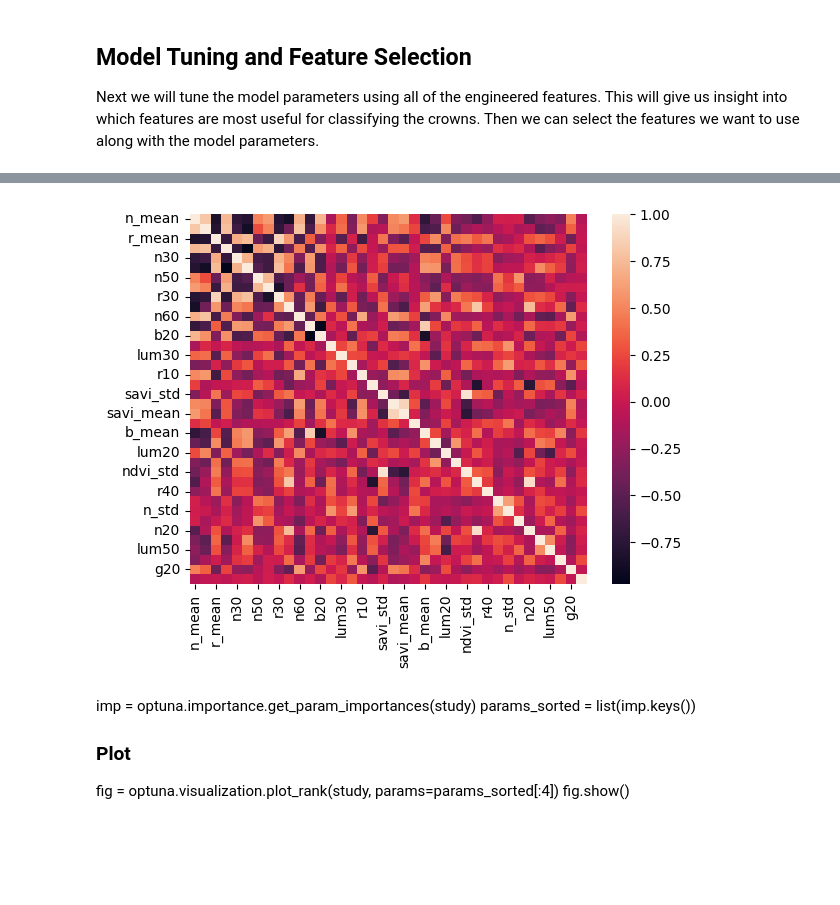
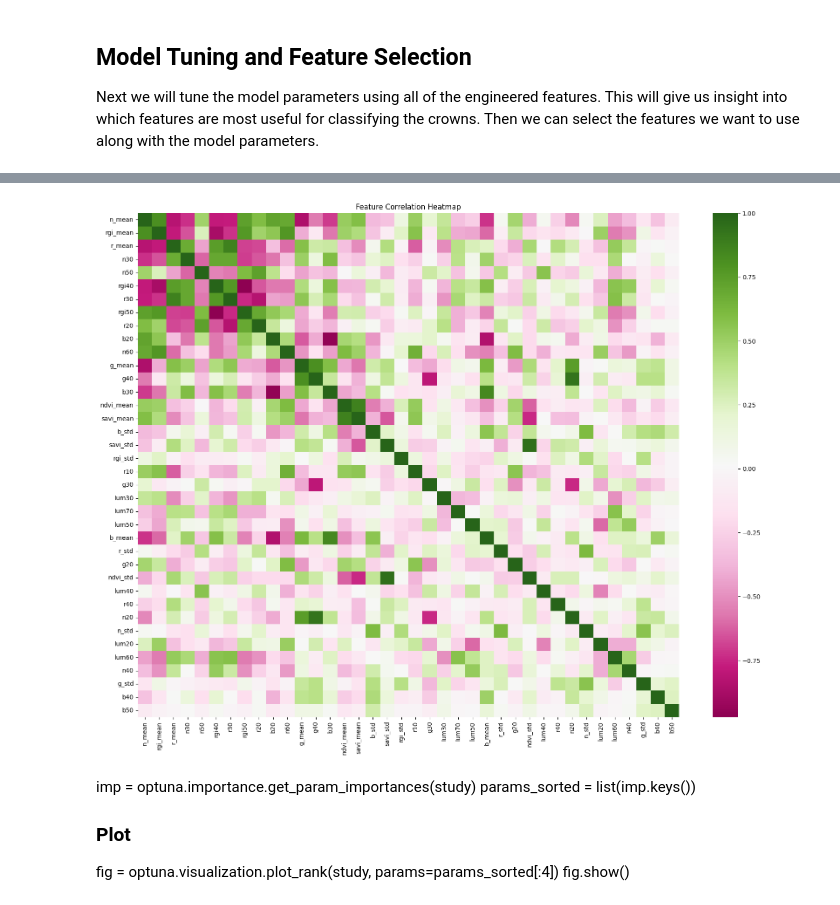
Before and after one commit to kulpojke/tree-mortality, a Jupyter notebook: src/mortality_classification.ipynb, the cells around one changed output, grey strips where cells are left out. Saved outputs shown, nothing was run; the diff lists cells and outputs as text; code cells hidden in the pictures; blank space fills up the shorter version.

```diff
--- a/src/mortality_classification.ipynb
+++ b/src/mortality_classification.ipynb
@@ -469,11 +471,13 @@ Feature ranking:
 # %%
 # number of variables to use
 n_cols = 38
+use_cols = [cols[indices[f]] for f in range(n_cols)]
 
-use_cols = cols[indices[:n_cols]]
-sns.heatmap(data=data[data.n50 != -99][use_cols].corr());
+plt.subplots(figsize=(20,15))
+sns.heatmap(data=data[data.n50 != -99][use_cols].corr(), cmap='PiYG');
+plt.title('Feature Correlation Heatmap');
 # %% [output]
-[figure, old version]
+[figure, new version]
 # %% [markdown]
 imp = optuna.importance.get_param_importances(study)
 params_sorted = list(imp.keys())
```
Also changed, not shown: parts of 2 cells of this notebook.
